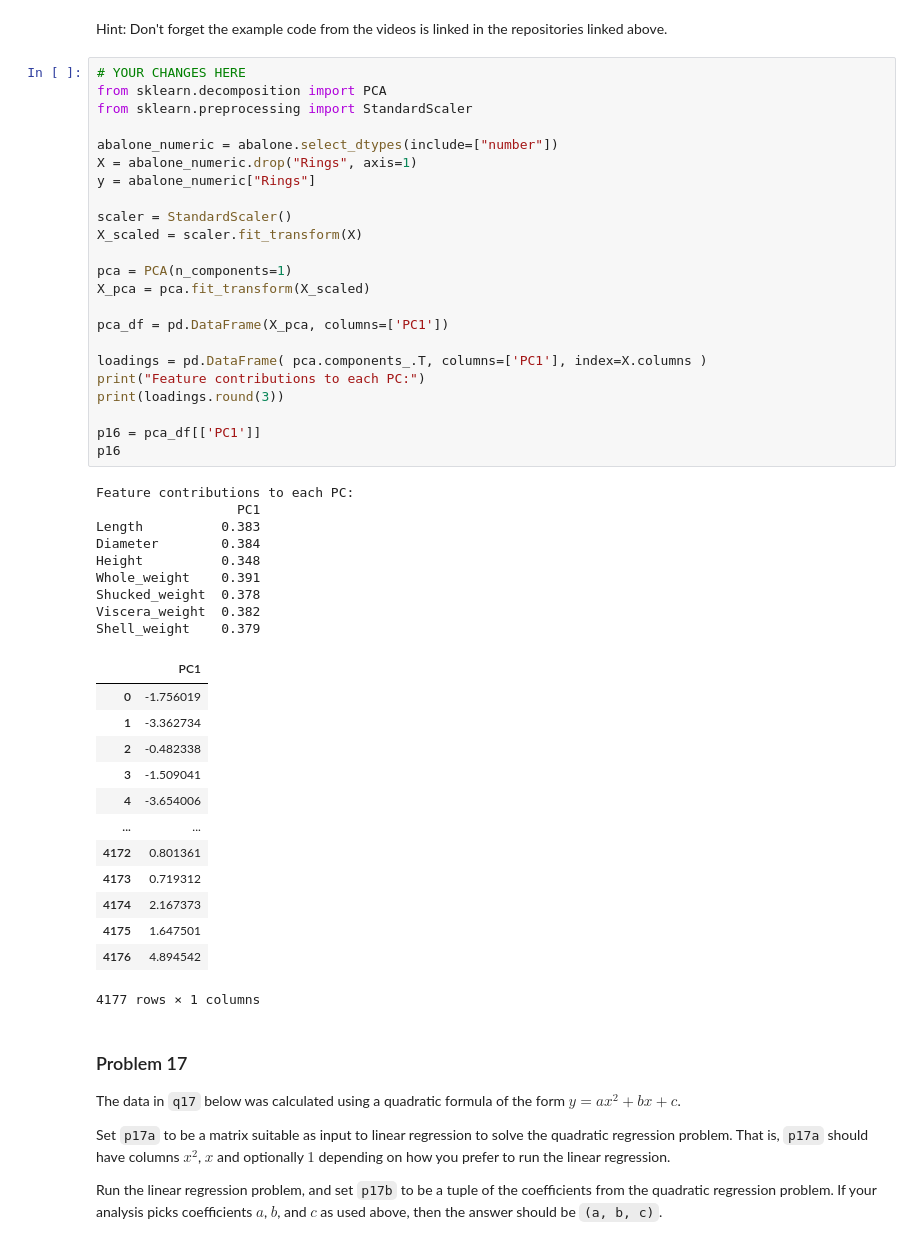
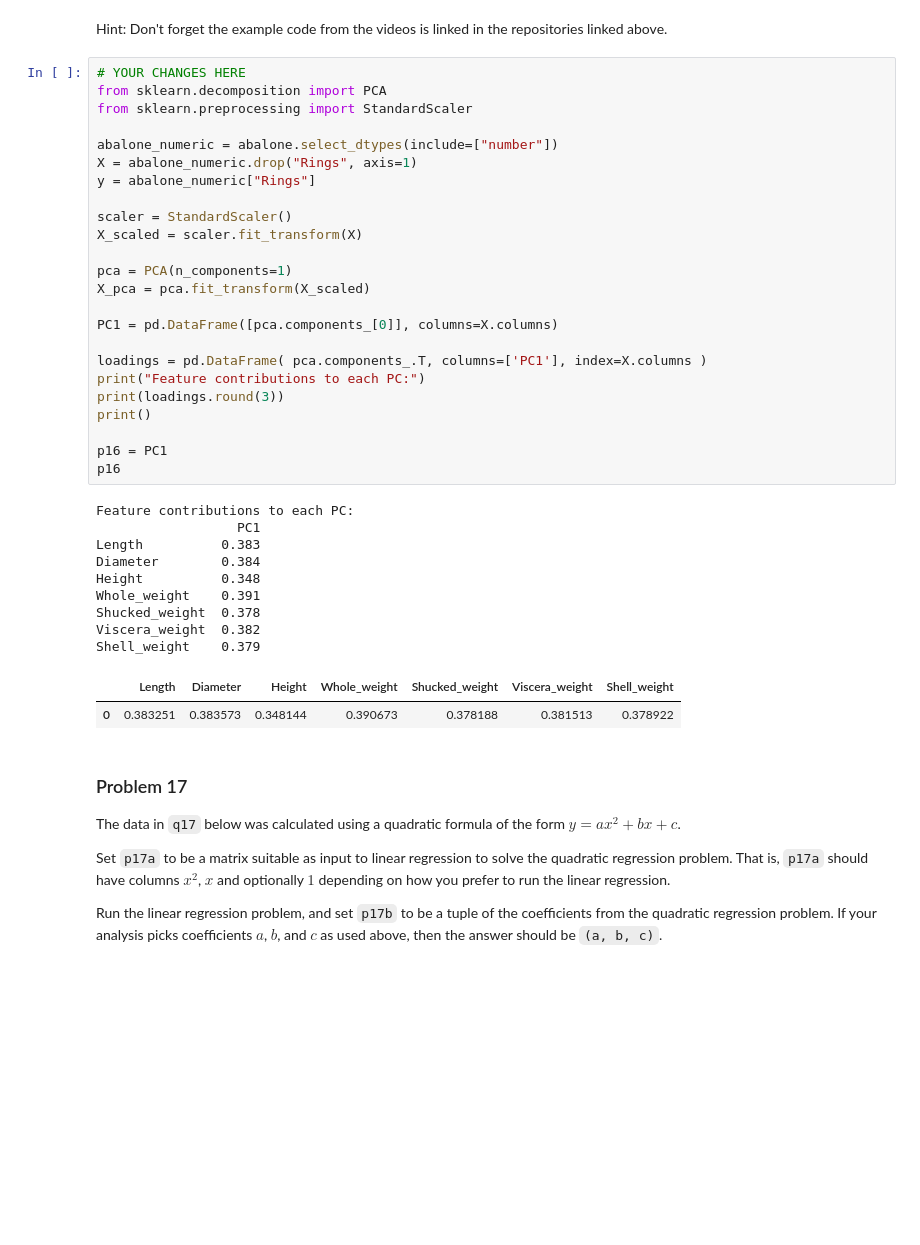
Before and after one commit to reynolkb-bu/dx601-homework-08, a Jupyter notebook: homework.ipynb, the cells around one changed output. Saved outputs shown, nothing was run; the diff lists cells and outputs as text; blank space fills up the shorter version.

```diff
--- a/homework.ipynb
+++ b/homework.ipynb
@@ -409,48 +409,38 @@ Hint: Don't forget the example code from the videos is linked in the repositorie
 # YOUR CHANGES HERE
 from sklearn.decomposition import PCA
 from sklearn.preprocessing import StandardScaler
 
 abalone_numeric = abalone.select_dtypes(include=["number"])
 X = abalone_numeric.drop("Rings", axis=1)
 y = abalone_numeric["Rings"]
 
 scaler = StandardScaler()
 X_scaled = scaler.fit_transform(X)
 
 pca = PCA(n_components=1)
 X_pca = pca.fit_transform(X_scaled)
 
-pca_df = pd.DataFrame(X_pca, columns=['PC1'])
+PC1 = pd.DataFrame([pca.components_[0]], columns=X.columns)
 
 loadings = pd.DataFrame( pca.components_.T, columns=['PC1'], index=X.columns )
 print("Feature contributions to each PC:")
 print(loadings.round(3))
+print()
 
-p16 = pca_df[['PC1']]
+p16 = PC1
 p16
 # %% [output]
 Feature contributions to each PC:
                   PC1
 Length          0.383
 Diameter        0.384
 Height          0.348
 Whole_weight    0.391
 Shucked_weight  0.378
 Viscera_weight  0.382
 Shell_weight    0.379
-|  | PC1 |
-| 0 | -1.756019 |
-| 1 | -3.362734 |
-| 2 | -0.482338 |
-| 3 | -1.509041 |
-| 4 | -3.654006 |
-| ... | ... |
-| 4172 | 0.801361 |
-| 4173 | 0.719312 |
-| 4174 | 2.167373 |
-| 4175 | 1.647501 |
-| 4176 | 4.894542 |
+|  | Length | Diameter | Height | Whole_weight | Shucked_weight | Viscera_weight | Shell_weight |
+| 0 | 0.383251 | 0.383573 | 0.348144 | 0.390673 | 0.378188 | 0.381513 | 0.378922 |
-4177 rows × 1 columns
 # %% [markdown]
 ### Problem 17
 
```
Also changed, not shown: parts of 1 cell of this notebook.
